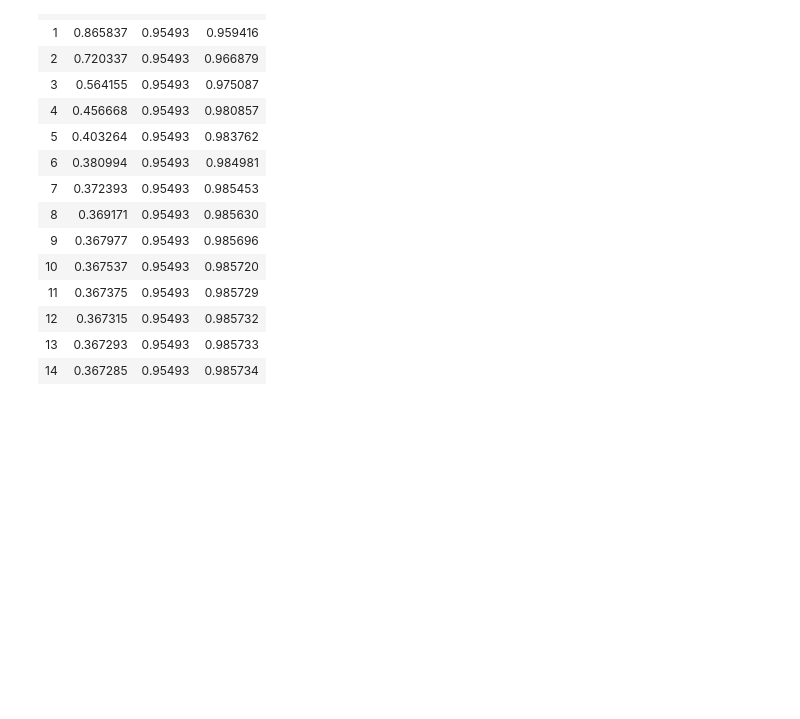
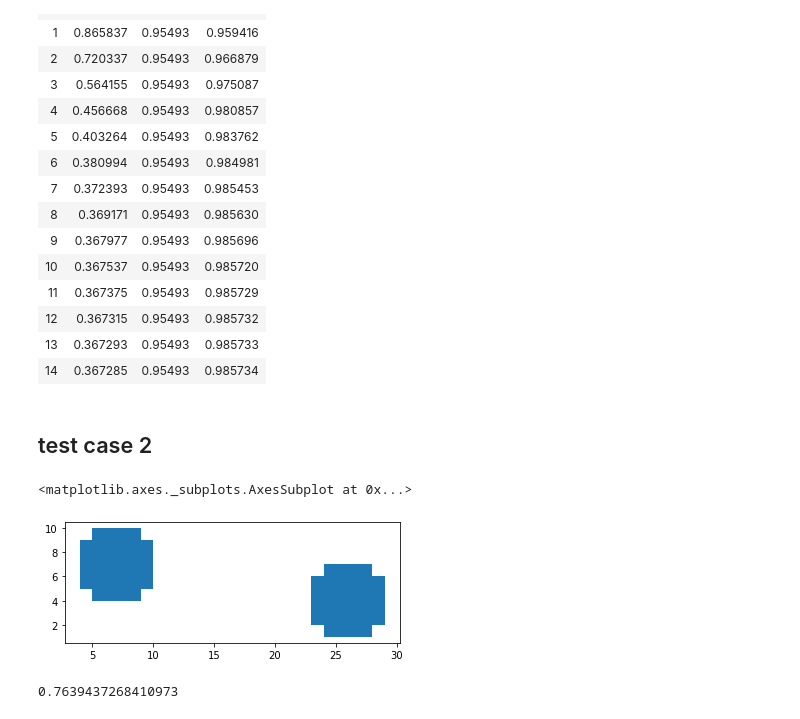
Before and after one commit to JHWu92/mob2crime, a Jupyter notebook: dev_nb/src.ftrs.ipynb, the cells around one changed output. Cells and saved outputs as stored; diff of their text form; code cells hidden in the pictures; blank space fills up the shorter version.

```diff
--- a/dev_nb/src.ftrs.ipynb
+++ b/dev_nb/src.ftrs.ipynb
@@ -446,10 +324,10 @@ data_d2centroid = cdist(data_centroid_centroids, [data_centroid])[:,0]
 data['type1'] = data.apply(lambda row: row.j== 4 or row.j==5, axis=1)
 
 data['type2'] = data.apply(lambda row: row.j>=4 and row.j<6 and row.i>=4 and row.i<6, axis=1)
-def dtype3(row):
+def dtype3(row,shift=0):
     i= row.i
     j= row.j
-    return (j >=3 and j< 7 and (i==2 or i==7)) or (j>=2 and j<8 and i>=3 and i<7)
+    return (j >=3+shift and j< 7+shift and (i==2+shift or i==7+shift)) or (j>=2+shift and j<8+shift and i>=3+shift and i<7+shift)
 data['type3'] = data.apply(dtype3, axis=1)
 # %%
 data[data['type1']].plot()
@@ -470,7 +348,7 @@ for dentype in ['type1', 'type2', 'type3']:
     for i in range(15):
         density_coef = np.e**i
         data['Density'] = data[dentype].apply(lambda x: density_coef if x else 1)
-        data['Mass'] = data.Area* data.Density
+        data['Mass'] = data.area* data.Density
         cx = (rx * data.Mass).sum() / data.Mass.sum()
         cy = (ry * data.Mass).sum() / data.Mass.sum()
         data_mass_centroid = (cx, cy)
@@ -501,3 +379,25 @@ pd.DataFrame(res)
 | 12 | 0.367315 | 0.95493 | 0.985732 |
 | 13 | 0.367293 | 0.95493 | 0.985733 |
 | 14 | 0.367285 | 0.95493 | 0.985734 |
+# %% [markdown]
+## test case 2
+# %%
+data = []
+for i in range(30):
+    for j in range(15):
+        data.append({'i': i, 'j':j, 'geometry':box(i, j, i+1, j+1)})
+data = gp.GeoDataFrame(data)
+# %%
+data['Area'] = data.area
+# %%
+def city(row,shifti=0,shiftj=0):
+    i= row.i
+    j= row.j
+    return (j >=3+shiftj and j< 7+shiftj and (i==2+shifti or i==7+shifti)) or (j>=2+shiftj and j<8+shiftj and i>=3+shifti and i<7+shifti)
+data['cityA'] = data.apply(lambda x: city(x,2,2), axis=1)
+data['cityB'] = data.apply(lambda x: city(x,21,-1), axis=1)
+
+data[data.cityA|data.cityB].plot()
+# %% [output]
+<matplotlib.axes._subplots.AxesSubplot at 0x...>
+[figure, added]
@@ -503,0 +429,4 @@ pd.DataFrame(res)
+# %%
+ftrs_hs.moment_inertia(data.Area,data_d2centroid)
+# %% [output]
+0.7639437268410973
```
Also changed, not shown: parts of 70 cells of this notebook, 1 other file.
